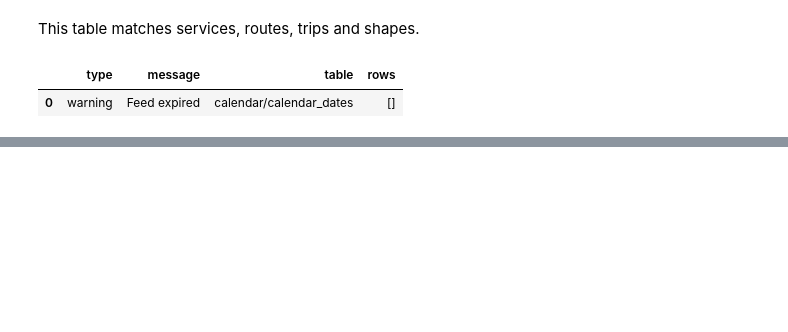
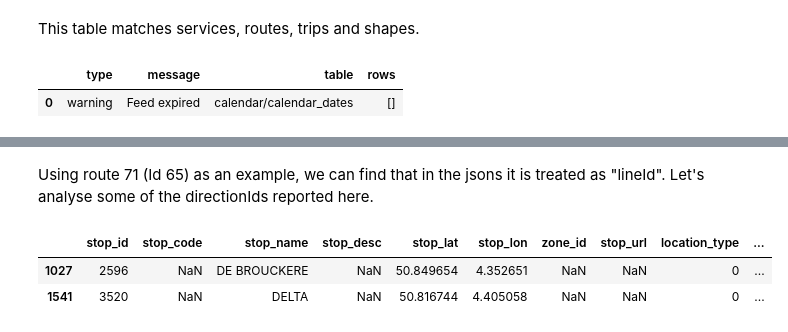
Before and after one commit to Action52/hack_my_ride, a Jupyter notebook: ExploratoryDataAnalysis.ipynb, the cells around one changed output, grey strips where cells are left out. Cells and saved outputs as stored; diff of their text form; code cells hidden in the pictures; blank space fills up the shorter version.

Commit message:
Added some desription and findings on the json structure.

```diff
--- a/ExploratoryDataAnalysis.ipynb
+++ b/ExploratoryDataAnalysis.ipynb
@@ -160,0 +177,8 @@ feed.routes.route_id[]
+# %% [markdown]
+Using route 71 (Id 65) as an example, we can find that in the jsons it is treated as "lineId". Let's analyse some of the directionIds reported here.
+# %%
+feed.stops[stops['stop_id'].isin(['3520', '2596'])]
+# %% [output]
+|  | stop_id | stop_code | stop_name | stop_desc | stop_lat | stop_lon | zone_id | stop_url | location_type | ... |
+| 1027 | 2596 | NaN | DE BROUCKERE | NaN | 50.849654 | 4.352651 | NaN | NaN | 0 | ... |
+| 1541 | 3520 | NaN | DELTA | NaN | 50.816744 | 4.405058 | NaN | NaN | 0 | ... |
```
Also changed, not shown: parts of 9 cells of this notebook.
